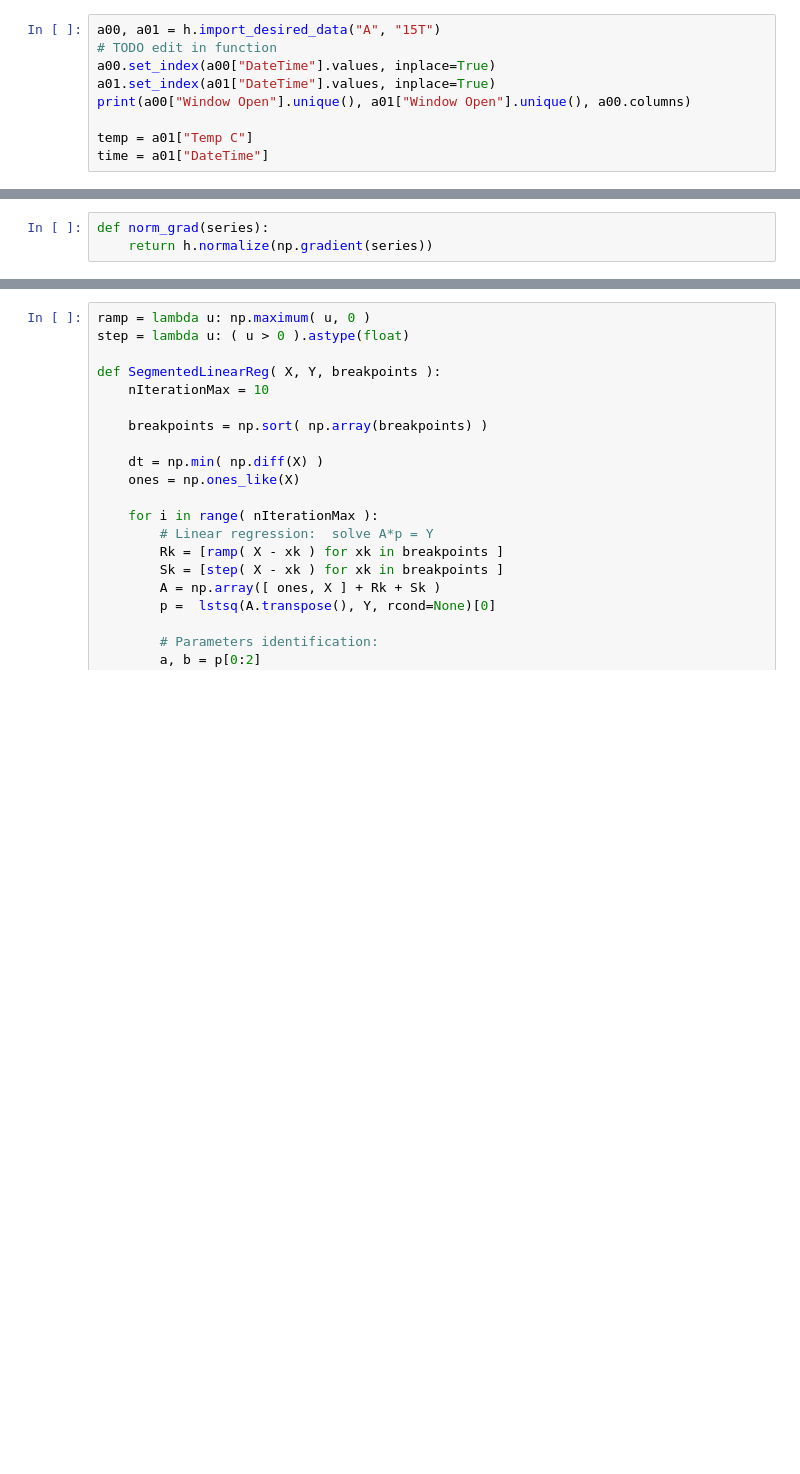
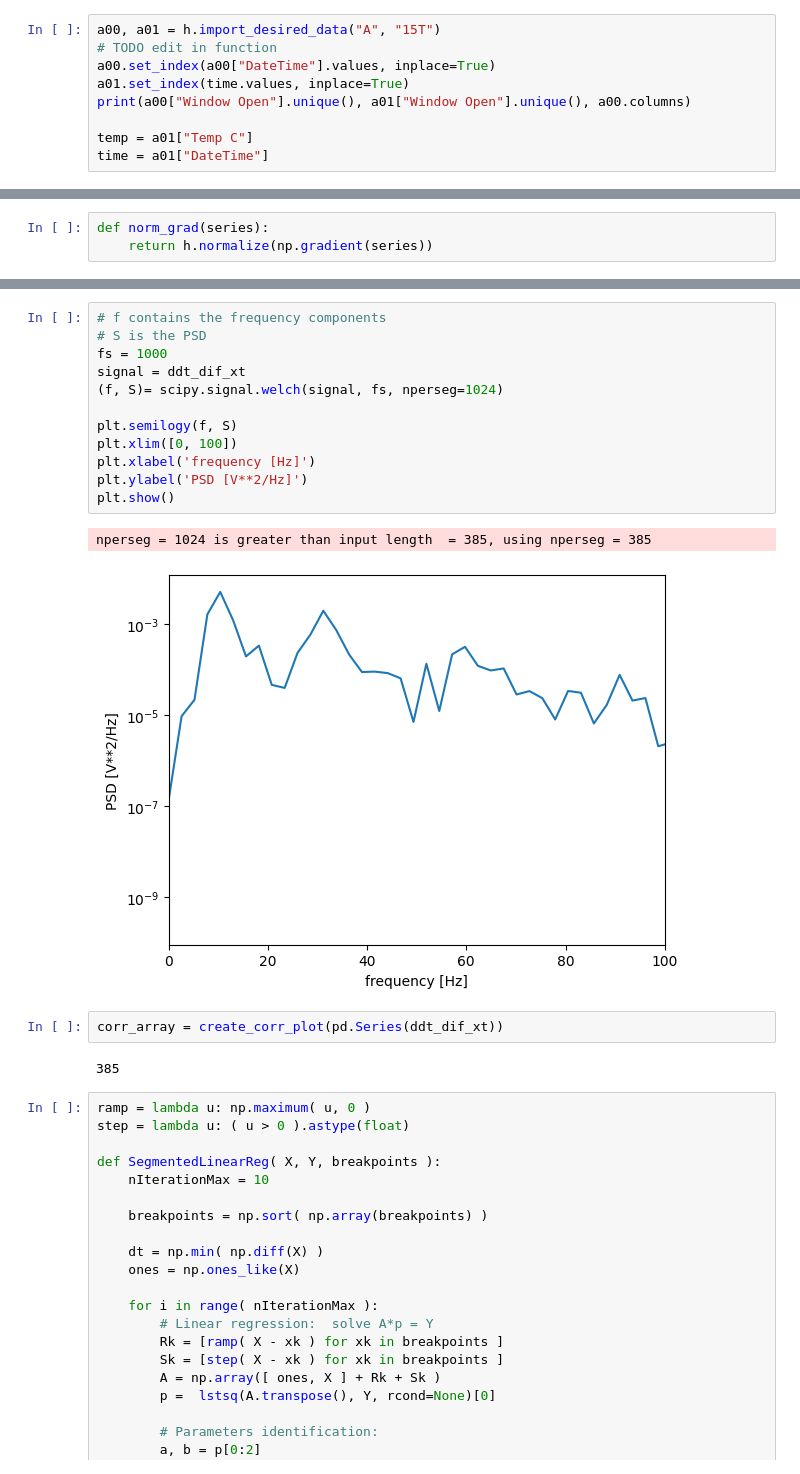
Before and after one commit to juliet29/windows, a Jupyter notebook: analysis/notebooks/230524_peak_remove.ipynb, the cells around one changed output, grey strips where cells are left out. Cells and saved outputs as stored; diff of their text form; blank space fills up the shorter version.

```diff
--- a/analysis/notebooks/230524_peak_remove.ipynb
+++ b/analysis/notebooks/230524_peak_remove.ipynb
@@ -23,7 +24,7 @@ from numpy.linalg import lstsq
 a00, a01 = h.import_desired_data("A", "15T")
 # TODO edit in function
 a00.set_index(a00["DateTime"].values, inplace=True)
-a01.set_index(a01["DateTime"].values, inplace=True)
+a01.set_index(time.values, inplace=True)
 print(a00["Window Open"].unique(), a01["Window Open"].unique(), a00.columns)
 
 temp = a01["Temp C"]
@@ -189,3 +156,22 @@ array([ 0.21095767,  0.81736061,  0.20413028,  0.2577005 ,  0.80132228,
+# %%
+# f contains the frequency components
+# S is the PSD
+fs = 1000
+signal = ddt_dif_xt
+(f, S)= scipy.signal.welch(signal, fs, nperseg=1024)
+
+plt.semilogy(f, S)
+plt.xlim([0, 100])
+plt.xlabel('frequency [Hz]')
+plt.ylabel('PSD [V**2/Hz]')
+plt.show()
+# %% [output]
+nperseg = 1024 is greater than input length  = 385, using nperseg = 385
+[figure, added]
+# %%
+corr_array = create_corr_plot(pd.Series(ddt_dif_xt))
+# %% [output]
+385
 # %%
 ramp = lambda u: np.maximum( u, 0 )
 step = lambda u: ( u > 0 ).astype(float)
```
Also changed, not shown: parts of 10 cells of this notebook.
